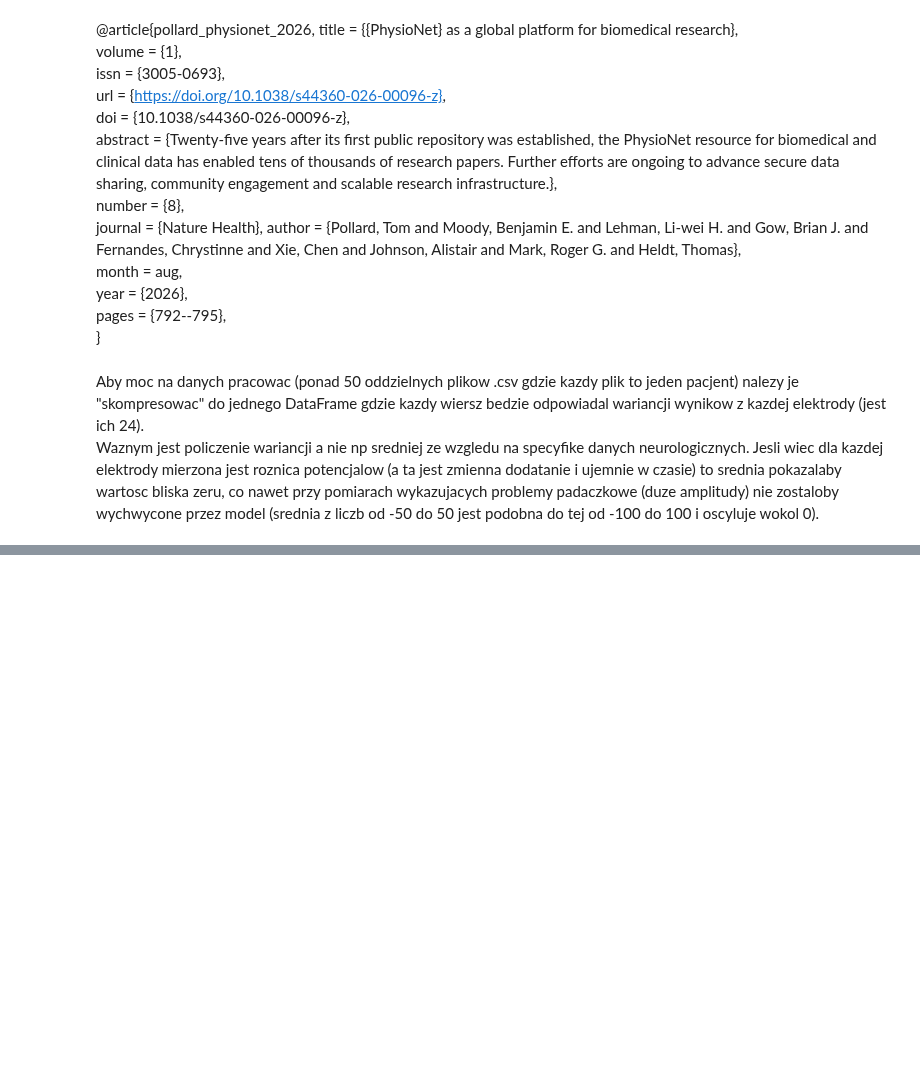
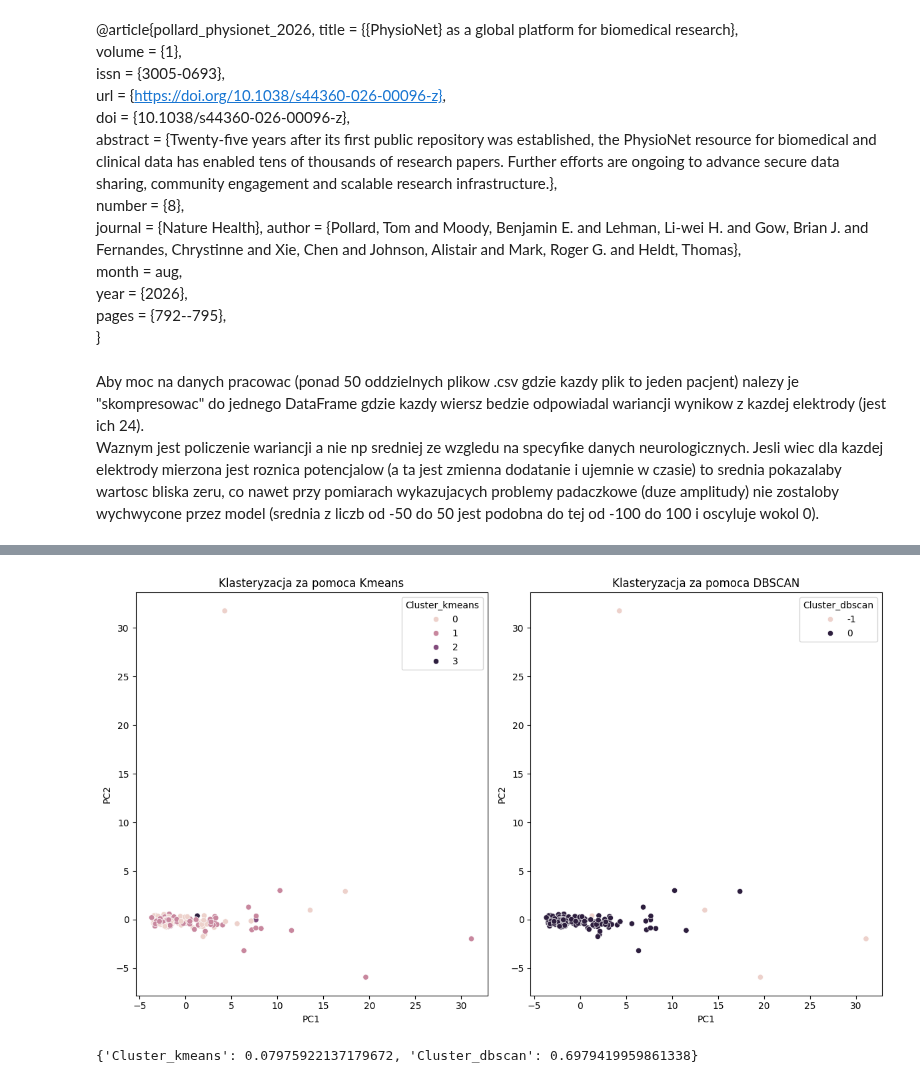
Before and after one commit to NorbusKozak/ML_notebooks, a Jupyter notebook: EEG_Clustering/eeg_clustering.ipynb, the cells around one changed output, grey strips where cells are left out. Saved outputs shown, nothing was run; the diff lists cells and outputs as text; code cells hidden in the pictures; blank space fills up the shorter version.

```diff
--- a/EEG_Clustering/eeg_clustering.ipynb
+++ b/EEG_Clustering/eeg_clustering.ipynb
@@ -52,0 +255,5 @@ ParserError: Error tokenizing data. C error: Expected 1 fields in line 6, saw 3
+# %%
+DBSCAN_params = {
+    'min_samples': min_samples,
+    'eps': optimal_eps
+}
@@ -52,0 +262,12 @@ ParserError: Error tokenizing data. C error: Expected 1 fields in line 6, saw 3
+# %%
+pipelines = {
+    'kmeans': Pipeline([('scaler', StandardScaler()), ('pca', PCA(n_components=0.95)), ('model', KMeans(n_clusters=kmeans_params['k'], random_state=42))]),
+    'dbscan': Pipeline([('scaler', StandardScaler()), ('pca', PCA(n_components=0.95)), ('model', DBSCAN(min_samples=DBSCAN_params['min_samples'], eps=DBSCAN_params['eps']))])
+}
+# %%
+for name, pipeline in pipelines.items():
+    labels = pipeline.fit_predict(X_pca)
+
+    df_final[f'Cluster_{name}'] = labels
+
+df_final[['Patient', 'Condition', 'Cluster_kmeans', 'Cluster_dbscan']].head(10)
@@ -52,0 +286,38 @@ ParserError: Error tokenizing data. C error: Expected 1 fields in line 6, saw 3
+# %%
+fig, axes = plt.subplots(1, 2, figsize=(12,7))
+
+sns.scatterplot(
+    x=X_pca[:, 0],
+    y=X_pca[:, 1],
+    hue=df_final['Cluster_kmeans'],
+    ax=axes[0]
+)
+axes[0].set_title('Klasteryzacja za pomoca Kmeans')
+axes[0].set_xlabel('PC1')
+axes[0].set_ylabel('PC2')
+
+sns.scatterplot(
+    x=X_pca[:, 0],
+    y=X_pca[:, 1],
+    hue=df_final['Cluster_dbscan'],
+    ax=axes[1]
+)
+axes[1].set_title('Klasteryzacja za pomoca DBSCAN')
+axes[1].set_xlabel('PC1')
+axes[1].set_ylabel('PC2')
+
+plt.tight_layout()
+plt.show()
+# %% [output]
+[figure, added]
+# %%
+#silhouette score
+results = {}
+
+for cluster in df_final[['Cluster_kmeans', 'Cluster_dbscan']]:
+    score = silhouette_score(X=X_pca, labels=df_final[cluster])
+    results[cluster] = score
+
+print(results)
+# %% [output]
+{'Cluster_kmeans': 0.07975922137179672, 'Cluster_dbscan': 0.6979419959861338}
```
Also changed, not shown: parts of 37 cells of this notebook, 1 other file.
